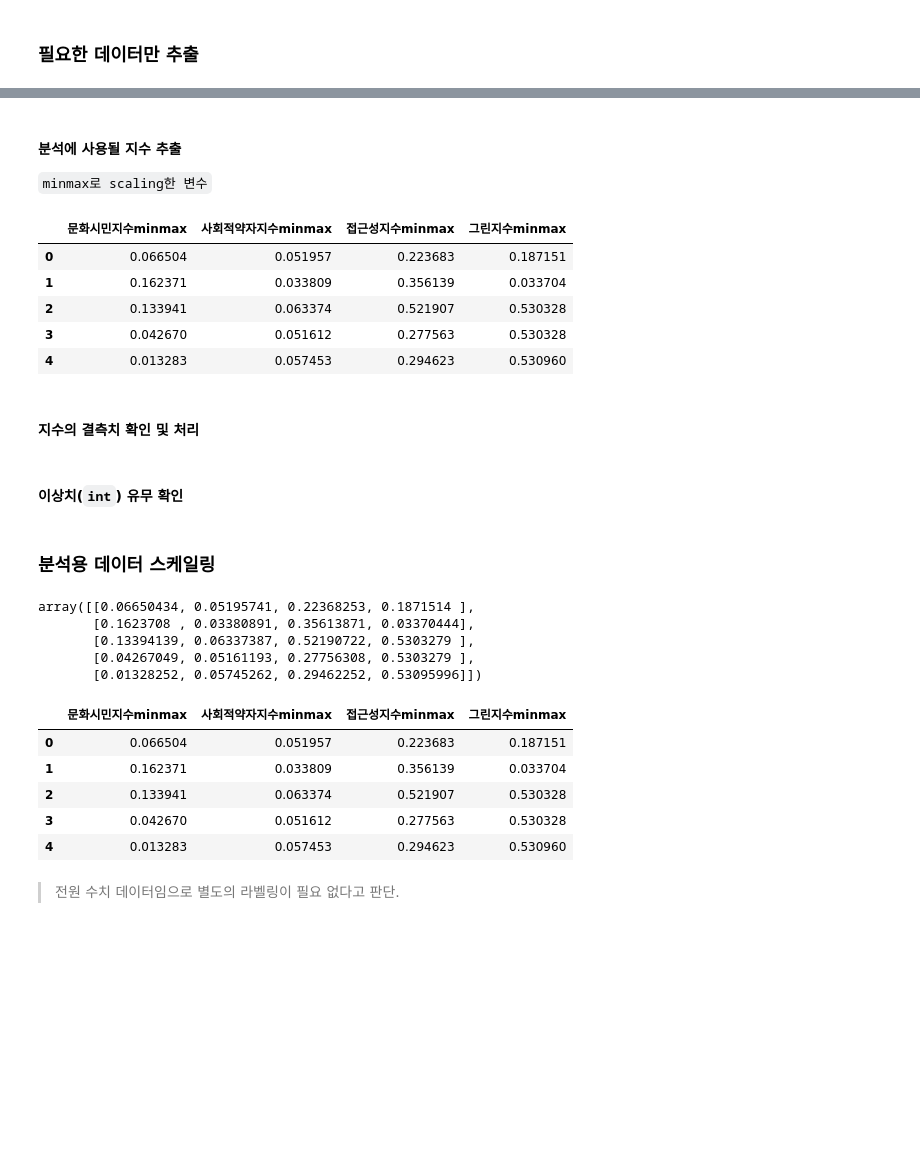
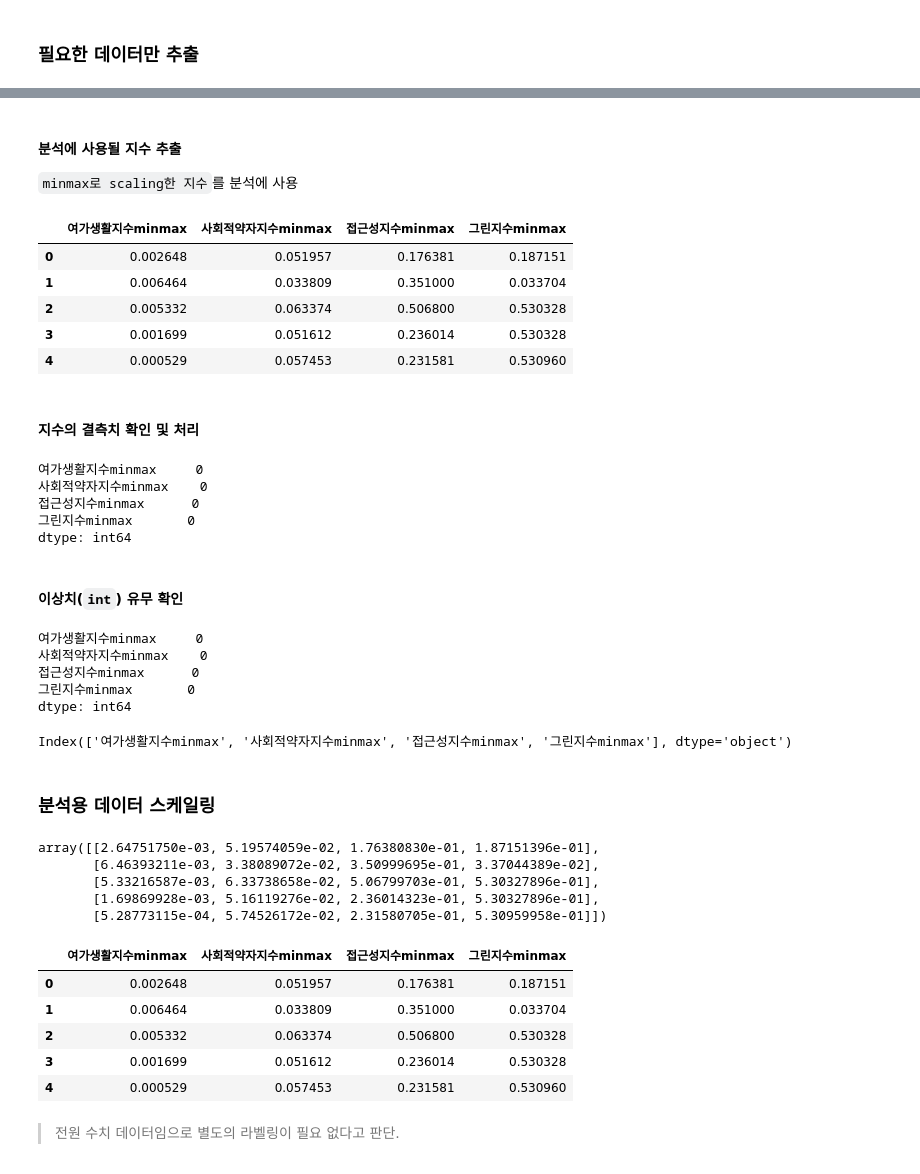
Before and after one commit to jaekim3220/finalproject, a Jupyter notebook: 계층적군집.ipynb, the cells around one changed output, grey strips where cells are left out. Cells and saved outputs as stored; diff of their text form; code cells hidden in the pictures; blank space fills up the shorter version.

```diff
--- a/계층적군집.ipynb
+++ b/계층적군집.ipynb
@@ -69,0 +60,9 @@ df.head()
+# %%
+df = origin.filter([
+    '지하철역_수', '의료기관_수', '사회복지시설_수', '계_명', '면적', '구성비',
+    '행정동별_공원수', '공공체육시설_수', '문화시설_수', '학교_수', '사업체_수', '개소',
+    '면수', '하천및한강여부', '아동인구', '노인인구', '장애인_인구', '세대당공원면적',
+    '보육시설수', '세대당공원면적minmax', '수변점수', '행정동별버스정류장수',
+    '여가생활지수minmax', '사회적약자지수minmax', '접근성지수minmax', '그린지수minmax'
+])
+df.head()
@@ -79,32 +98,44 @@ dtype: int64
 # %% [markdown]
 #### 분석에 사용될 지수 추출
 
-`minmax로 scaling한 변수`
+`minmax로 scaling한 지수`를 분석에 사용
 # %%
-# X = df.filter(['문화시민지수minmax', '사회적약자지수minmax', '접근성지수minmax', '그린지수minmax'])
 X = df.copy()
+X = X.filter(['여가생활지수minmax', '사회적약자지수minmax', '접근성지수minmax', '그린지수minmax'])
 X.head()
 # %% [output]
-|  | 문화시민지수minmax | 사회적약자지수minmax | 접근성지수minmax | 그린지수minmax |
-| 0 | 0.066504 | 0.051957 | 0.223683 | 0.187151 |
-| 1 | 0.162371 | 0.033809 | 0.356139 | 0.033704 |
-| 2 | 0.133941 | 0.063374 | 0.521907 | 0.530328 |
-| 3 | 0.042670 | 0.051612 | 0.277563 | 0.530328 |
-| 4 | 0.013283 | 0.057453 | 0.294623 | 0.530960 |
+|  | 여가생활지수minmax | 사회적약자지수minmax | 접근성지수minmax | 그린지수minmax |
+| 0 | 0.002648 | 0.051957 | 0.176381 | 0.187151 |
+| 1 | 0.006464 | 0.033809 | 0.351000 | 0.033704 |
+| 2 | 0.005332 | 0.063374 | 0.506800 | 0.530328 |
+| 3 | 0.001699 | 0.051612 | 0.236014 | 0.530328 |
+| 4 | 0.000529 | 0.057453 | 0.231581 | 0.530960 |
 # %% [markdown]
 #### 지수의 결측치 확인 및 처리
 # %%
-# X.isna().sum()
+X.isna().sum()
+# %% [output]
+여가생활지수minmax     0
+사회적약자지수minmax    0
+접근성지수minmax      0
+그린지수minmax       0
+dtype: int64
 # %%
 # X = X.fillna(0)
 # X.isna().sum()
 # %% [markdown]
 #### 이상치(`int`) 유무 확인
 # %%
-# is_inf = X.isin([np.inf, -np.inf])
+is_inf = X.isin([np.inf, -np.inf])
 
-# # 각 column별로 -inf 또는 inf 값을 포함하고 있는 행 수를 확인
-# inf_count = is_inf.sum()
+# 각 column별로 -inf 또는 inf 값을 포함하고 있는 행 수를 확인
+inf_count = is_inf.sum()
 
-# # 결과 출력
-# inf_count
+# 결과 출력
+inf_count
+# %% [output]
+여가생활지수minmax     0
+사회적약자지수minmax    0
+접근성지수minmax      0
+그린지수minmax       0
+dtype: int64
@@ -113,3 +142,7 @@ X.head()
+# %%
+X.columns
+# %% [output]
+Index(['여가생활지수minmax', '사회적약자지수minmax', '접근성지수minmax', '그린지수minmax'], dtype='object')
 # %% [markdown]
 ### 분석용 데이터 스케일링
 # %%
@@ -117,21 +150,21 @@ scaler = MinMaxScaler()
 n_data = scaler.fit_transform(X)
 n_data[:5]
 # %% [output]
-array([[0.06650434, 0.05195741, 0.22368253, 0.1871514 ],
-       [0.1623708 , 0.03380891, 0.35613871, 0.03370444],
-       [0.13394139, 0.06337387, 0.52190722, 0.5303279 ],
-       [0.04267049, 0.05161193, 0.27756308, 0.5303279 ],
-       [0.01328252, 0.05745262, 0.29462252, 0.53095996]])
+array([[2.64751750e-03, 5.19574059e-02, 1.76380830e-01, 1.87151396e-01],
+       [6.46393211e-03, 3.38089072e-02, 3.50999695e-01, 3.37044389e-02],
+       [5.33216587e-03, 6.33738658e-02, 5.06799703e-01, 5.30327896e-01],
+       [1.69869928e-03, 5.16119276e-02, 2.36014323e-01, 5.30327896e-01],
+       [5.28773115e-04, 5.74526172e-02, 2.31580705e-01, 5.30959958e-01]])
 # %%
 ndf = DataFrame(n_data, columns=X.columns)
 ndf.head()
 # %% [output]
-|  | 문화시민지수minmax | 사회적약자지수minmax | 접근성지수minmax | 그린지수minmax |
-| 0 | 0.066504 | 0.051957 | 0.223683 | 0.187151 |
-| 1 | 0.162371 | 0.033809 | 0.356139 | 0.033704 |
-| 2 | 0.133941 | 0.063374 | 0.521907 | 0.530328 |
-| 3 | 0.042670 | 0.051612 | 0.277563 | 0.530328 |
-| 4 | 0.013283 | 0.057453 | 0.294623 | 0.530960 |
+|  | 여가생활지수minmax | 사회적약자지수minmax | 접근성지수minmax | 그린지수minmax |
+| 0 | 0.002648 | 0.051957 | 0.176381 | 0.187151 |
+| 1 | 0.006464 | 0.033809 | 0.351000 | 0.033704 |
+| 2 | 0.005332 | 0.063374 | 0.506800 | 0.530328 |
+| 3 | 0.001699 | 0.051612 | 0.236014 | 0.530328 |
+| 4 | 0.000529 | 0.057453 | 0.231581 | 0.530960 |
 # %% [markdown]
 > 전원 수치 데이터임으로 별도의 라벨링이 필요 없다고 판단.
 # %% [markdown]
```
Also changed, not shown: parts of 15 cells of this notebook, 2 other files.
